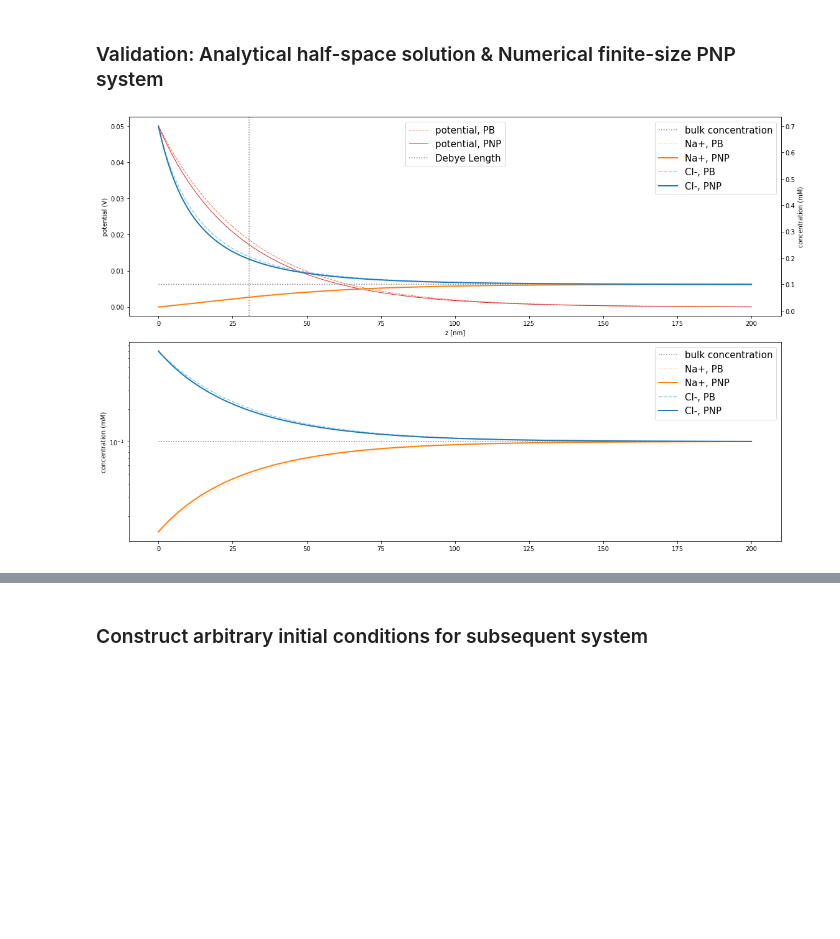
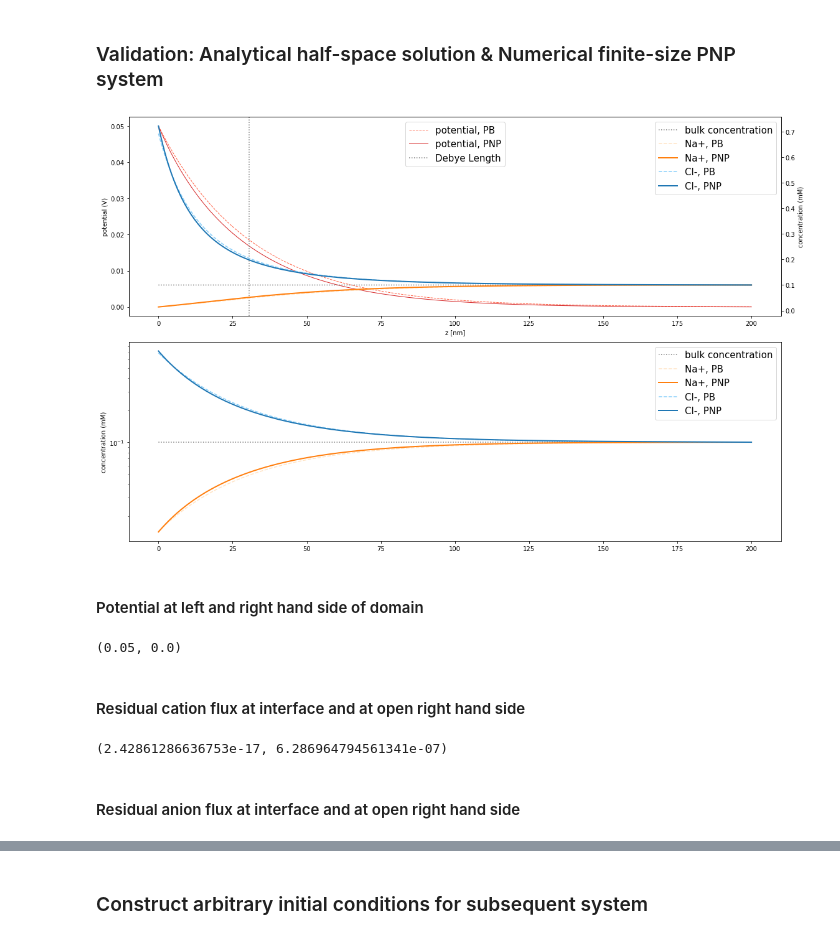
Before and after one commit to jotelha/continuous2discrete, a Jupyter notebook: showcases.ipynb, the cells around one changed output, grey strips where cells are left out. Drawn from its saved outputs; the diff is of its cells as text; code cells hidden in the pictures; blank space fills up the shorter version.

```diff
--- a/showcases.ipynb
+++ b/showcases.ipynb
@@ -853,7 +937,7 @@ pnp = PoissonNernstPlanckSystem(L=L)
 # %%
 # technical settings
 pnp.output = True # makes Newton solver display convergence plots
-pnp.N = 200       # uniformly distanced grid points
+pnp.N = 800       # uniformly distanced grid points
 pnp.maxit = 20    # maximum number of Newton iterations
 pnp.outfreq = 2   # plot every 2nd step
 pnp.e = 1e-10     # tolerance
@@ -875,11 +976,11 @@ uij, nij, lamj = pnp.solve()
 # %%
 # analytic Poisson-Boltzmann distribution and numerical solution to full Poisson-Nernst-Planck system
 
-z = np.linspace(0, L, 2000)
+z = np.linspace(0, pnp.L, 2000)
 density = sc.Avogadro * 1000 * 1e-4
 rho = {'Na': density, 'Cl':density}
 charge = {'Na': 1, 'Cl': -1}
-pot_0 = 0.05  # Breaks if > 1
+pot_0 = pnp.delta_u  # Breaks if > 1
 
 psi = [potential(location=loc, rho_bulk=rho, charge=charge, surface_potential=pot_0) for loc in z]
 
@@ -899,31 +1000,45 @@ ax2 = ax1.twinx()
 ax2.plot(z*1e9, [density/sc.Avogadro]*len(z), label='bulk concentration', color='grey', linestyle=':')
 ax2.plot(z*1e9, rho_na/sc.Avogadro, marker='', color='bisque', label='Na+, PB',linestyle='--')
 ax2.plot(pnp.grid*1e9, pnp.concentration[0], marker='', color='tab:orange', label='Na+, PNP', linewidth=2, linestyle='-')
 
 
 ax2.plot(z*1e9, rho_cl/sc.Avogadro, marker='', color='lightskyblue', label='Cl-, PB',linestyle='--')
 ax2.plot(pnp.grid*1e9, pnp.concentration[1], marker='', color='tab:blue', label='Cl-, PNP', linewidth=2, linestyle='-')
 
 ax2.set_ylabel('concentration (mM)')
 
 ax1.axvline(x=deb, label='Debye Length', color='grey', linestyle=':')
 
 ax3.semilogy(z*1e9, [density/sc.Avogadro]*len(z), label='bulk concentration', color='grey', linestyle=':')
 ax3.semilogy(z*1e9, rho_na/sc.Avogadro, marker='', color='bisque', label='Na+, PB',linestyle='--')
 ax3.semilogy(pnp.grid*1e9, pnp.concentration[0], marker='', color='tab:orange', label='Na+, PNP', linewidth=2, linestyle='-')
 
 
 ax3.semilogy(z*1e9, rho_cl/sc.Avogadro, marker='', color='lightskyblue', label='Cl-, PB',linestyle='--')
 ax3.semilogy(pnp.grid*1e9, pnp.concentration[1], marker='', color='tab:blue', label='Cl-, PNP', linewidth=2, linestyle='-')
 
 ax3.set_ylabel('concentration (mM)')
 
 #fig.legend(loc='center')
 ax1.legend(loc='upper center', fontsize=15)
 ax2.legend(loc='best', fontsize=15)
 ax3.legend(loc='upper right', fontsize=15)
 
 fig.tight_layout()
 plt.show()
 # %% [output]
-[figure, old version]
+[figure, new version]
+# %% [markdown]
+#### Potential at left and right hand side of domain
+# %%
+(pnp.potential[0],pnp.potential[-1])
+# %% [output]
+(0.05, 0.0)
+# %% [markdown]
+#### Residual cation flux at interface and at open right hand side
+# %%
+( pnp.leftFluxBC(pnp.xij1,0), pnp.rightFluxBC(pnp.xij1,0) )
+# %% [output]
+(2.42861286636753e-17, 6.286964794561341e-07)
+# %% [markdown]
+#### Residual anion flux at interface and at open right hand side
```
Also changed, not shown: parts of 181 cells of this notebook, 6 other files.
